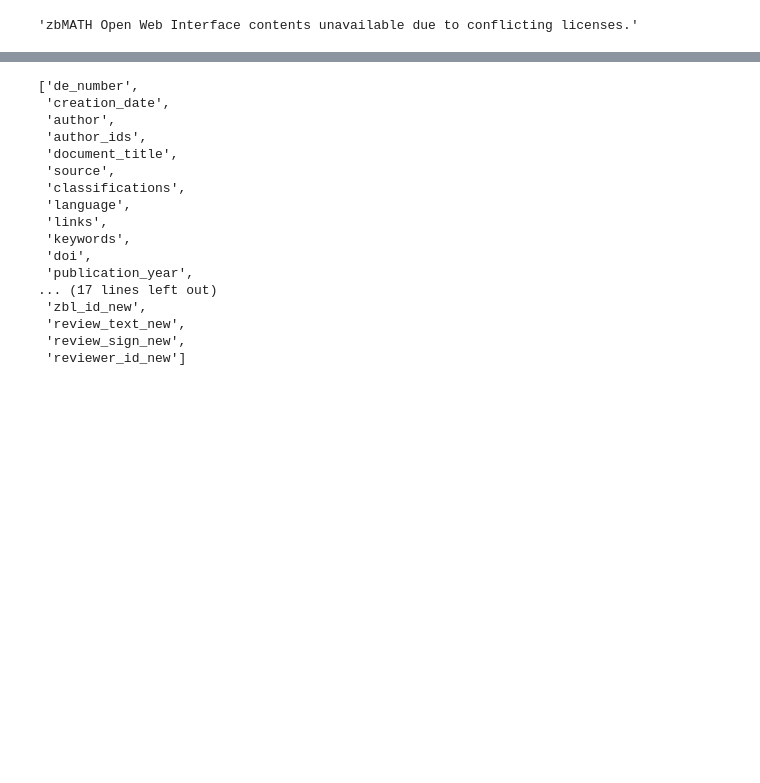
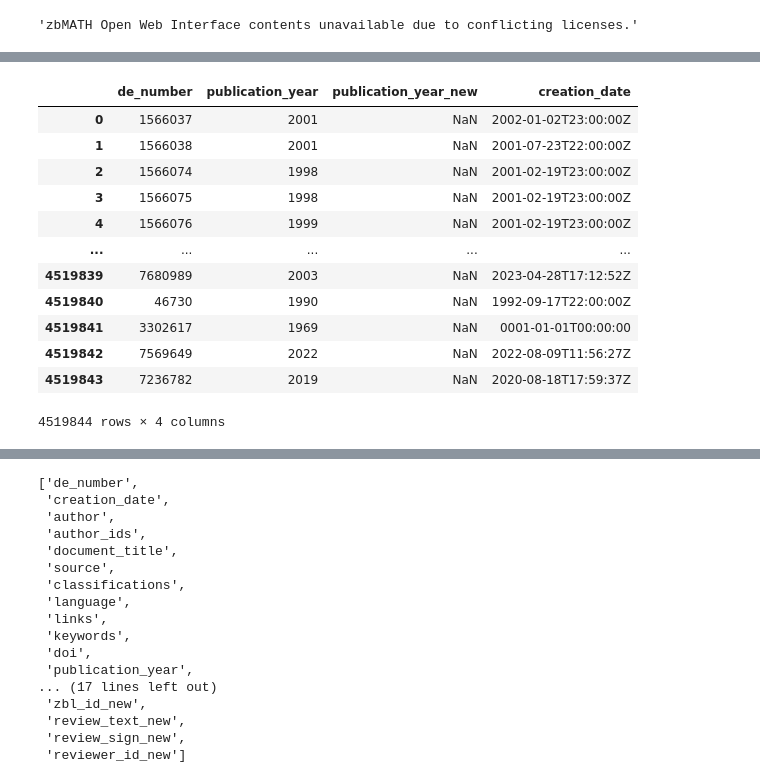
Before and after one commit to MaRDI4NFDI/docker-importer, a Jupyter notebook: mardi_importer/mardi_importer/zbmath/test.ipynb, the cells around one changed output, grey strips where cells are left out. Drawn from its saved outputs; the diff is of its cells as text; code cells hidden in the pictures; blank space fills up the shorter version.

```diff
--- a/mardi_importer/mardi_importer/zbmath/test.ipynb
+++ b/mardi_importer/mardi_importer/zbmath/test.ipynb
@@ -44 +48,17 @@ df[(df.author_ids != df.author_ids_new) & (~df.author_ids_new.isna())][['de_numb
+# %%
+df[(df.publication_year != df.publication_year_new)][['de_number','publication_year', 'publication_year_new', 'creation_date']]
+# %% [output]
+|  | de_number | publication_year | publication_year_new | creation_date |
+| 0 | 1566037 | 2001 | NaN | 2002-01-02T23:00:00Z |
+| 1 | 1566038 | 2001 | NaN | 2001-07-23T22:00:00Z |
+| 2 | 1566074 | 1998 | NaN | 2001-02-19T23:00:00Z |
+| 3 | 1566075 | 1998 | NaN | 2001-02-19T23:00:00Z |
+| 4 | 1566076 | 1999 | NaN | 2001-02-19T23:00:00Z |
+| ... | ... | ... | ... | ... |
+| 4519839 | 7680989 | 2003 | NaN | 2023-04-28T17:12:52Z |
+| 4519840 | 46730 | 1990 | NaN | 1992-09-17T22:00:00Z |
+| 4519841 | 3302617 | 1969 | NaN | 0001-01-01T00:00:00 |
+| 4519842 | 7569649 | 2022 | NaN | 2022-08-09T11:56:27Z |
+| 4519843 | 7236782 | 2019 | NaN | 2020-08-18T17:59:37Z |
+4519844 rows × 4 columns
 # %%
```
Also changed, not shown: parts of 5 cells of this notebook, 1 other file.
